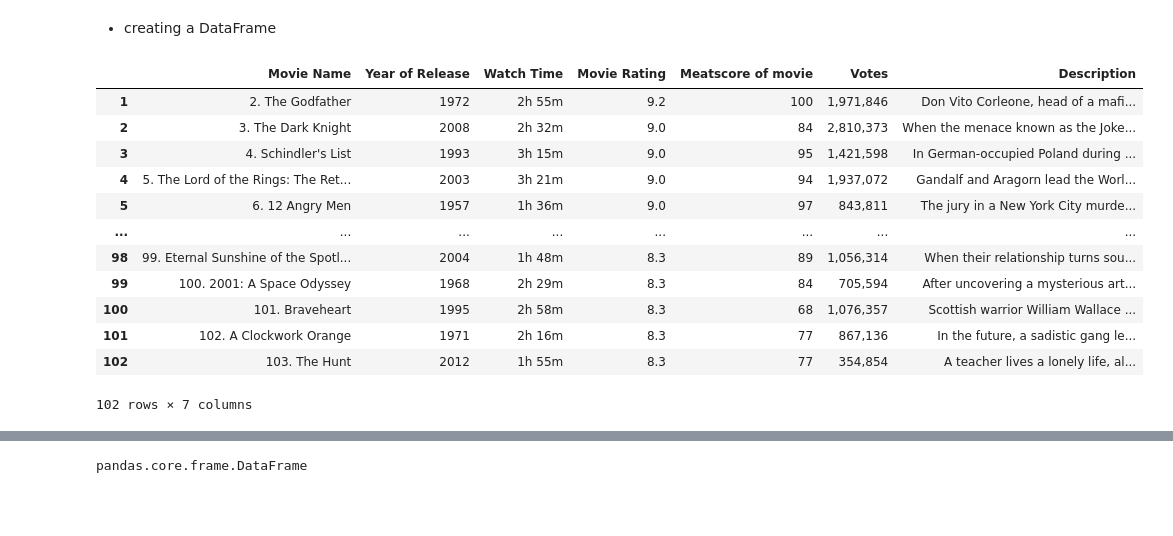
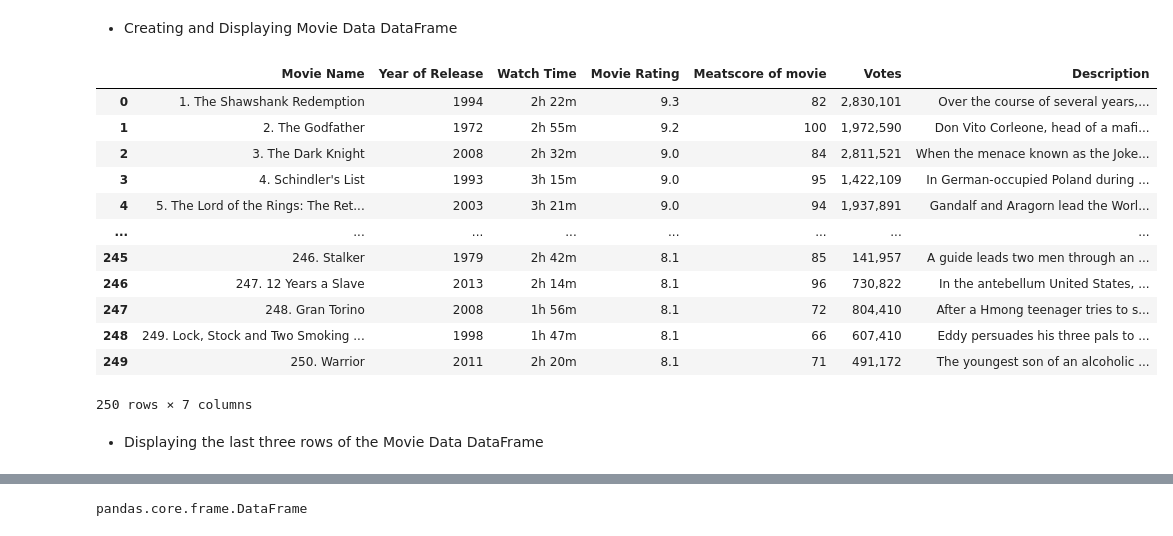
Before and after one commit to anilsolanki2645/WebScarping, a Jupyter notebook: IMDB_Movie_Scraping.ipynb, the cells around one changed output, grey strips where cells are left out. Saved outputs shown, nothing was run; the diff lists cells and outputs as text; code cells hidden in the pictures; blank space fills up the shorter version.

```diff
--- a/IMDB_Movie_Scraping.ipynb
+++ b/IMDB_Movie_Scraping.ipynb
@@ -93,23 +99,35 @@ for page in pages:
-# %% [markdown]
-* creating a DataFrame
+# %% [markdown]
+* Creating and Displaying Movie Data DataFrame
 # %%
-#creating a dataframe
-movie_list = pd.DataFrame({ "Movie Name": movie_name, "Year of Release" : year, "Watch Time": time,"Movie Rating": rating, "Meatscore of movie": metascore, "Votes" : votes, "Description": description  })
-movie_list[1:103]
+# Creating a Pandas DataFrame to store movie data with columns for Movie Name, Year of Release, Watch Time, Movie Rating, Metascore of Movie, Votes, and Description
+movie_list = pd.DataFrame({
+    "Movie Name": movie_name,
+    "Year of Release": year,
+    "Watch Time": time,
+    "Movie Rating": rating,
+    "Meatscore of movie": metascore,
+    "Votes": votes,
+    "Description": description
+})
+
+# Displaying the movie list DataFrame
+movie_list
 # %% [output]
 |  | Movie Name | Year of Release | Watch Time | Movie Rating | Meatscore of movie | Votes | Description |
-| 1 | 2. The Godfather | 1972 | 2h 55m | 9.2 | 100 | 1,971,846 | Don Vito Corleone, head of a mafi... |
-| 2 | 3. The Dark Knight | 2008 | 2h 32m | 9.0 | 84 | 2,810,373 | When the menace known as the Joke... |
-| 3 | 4. Schindler's List | 1993 | 3h 15m | 9.0 | 95 | 1,421,598 | In German-occupied Poland during ... |
-| 4 | 5. The Lord of the Rings: The Ret... | 2003 | 3h 21m | 9.0 | 94 | 1,937,072 | Gandalf and Aragorn lead the Worl... |
-| 5 | 6. 12 Angry Men | 1957 | 1h 36m | 9.0 | 97 | 843,811 | The jury in a New York City murde... |
+| 0 | 1. The Shawshank Redemption | 1994 | 2h 22m | 9.3 | 82 | 2,830,101 | Over the course of several years,... |
+| 1 | 2. The Godfather | 1972 | 2h 55m | 9.2 | 100 | 1,972,590 | Don Vito Corleone, head of a mafi... |
+| 2 | 3. The Dark Knight | 2008 | 2h 32m | 9.0 | 84 | 2,811,521 | When the menace known as the Joke... |
+| 3 | 4. Schindler's List | 1993 | 3h 15m | 9.0 | 95 | 1,422,109 | In German-occupied Poland during ... |
+| 4 | 5. The Lord of the Rings: The Ret... | 2003 | 3h 21m | 9.0 | 94 | 1,937,891 | Gandalf and Aragorn lead the Worl... |
 | ... | ... | ... | ... | ... | ... | ... | ... |
-| 98 | 99. Eternal Sunshine of the Spotl... | 2004 | 1h 48m | 8.3 | 89 | 1,056,314 | When their relationship turns sou... |
-| 99 | 100. 2001: A Space Odyssey | 1968 | 2h 29m | 8.3 | 84 | 705,594 | After uncovering a mysterious art... |
-| 100 | 101. Braveheart | 1995 | 2h 58m | 8.3 | 68 | 1,076,357 | Scottish warrior William Wallace ... |
-| 101 | 102. A Clockwork Orange | 1971 | 2h 16m | 8.3 | 77 | 867,136 | In the future, a sadistic gang le... |
-| 102 | 103. The Hunt | 2012 | 1h 55m | 8.3 | 77 | 354,854 | A teacher lives a lonely life, al... |
+| 245 | 246. Stalker | 1979 | 2h 42m | 8.1 | 85 | 141,957 | A guide leads two men through an ... |
+| 246 | 247. 12 Years a Slave | 2013 | 2h 14m | 8.1 | 96 | 730,822 | In the antebellum United States, ... |
+| 247 | 248. Gran Torino | 2008 | 1h 56m | 8.1 | 72 | 804,410 | After a Hmong teenager tries to s... |
+| 248 | 249. Lock, Stock and Two Smoking ... | 1998 | 1h 47m | 8.1 | 66 | 607,410 | Eddy persuades his three pals to ... |
+| 249 | 250. Warrior | 2011 | 2h 20m | 8.1 | 71 | 491,172 | The youngest son of an alcoholic ... |
-102 rows × 7 columns
+250 rows × 7 columns
+# %% [markdown]
+* Displaying the last three rows of the Movie Data DataFrame
 # %%
 movie_list[-3:]
 # %% [output]
```
Also changed, not shown: parts of 17 cells of this notebook.
